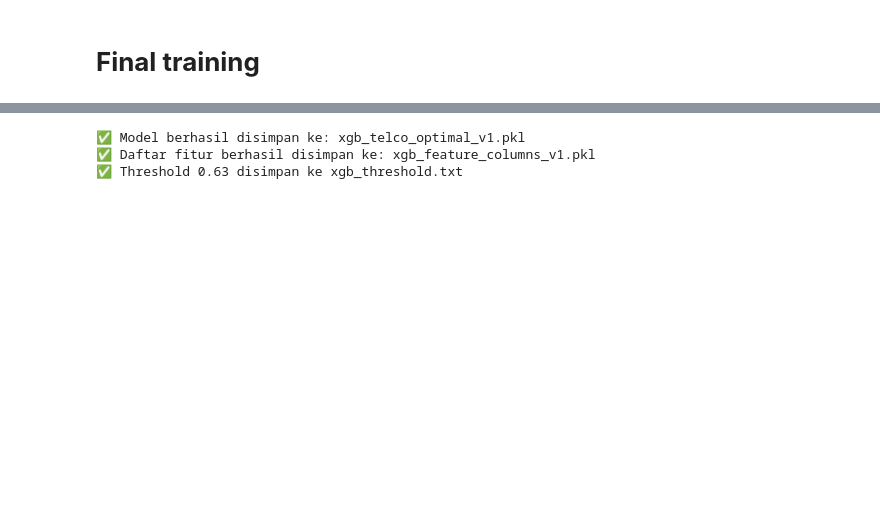
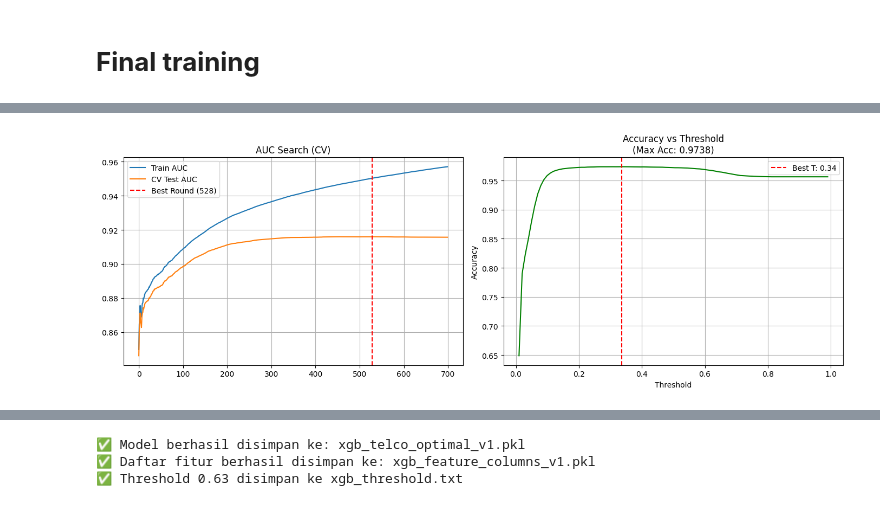
Before and after one commit to A25-CS012-Capstone-Project/TelQ, a Jupyter notebook: backend/ml/notebooks/XGBoost_v3_25Nov2025.ipynb, the cells around one changed output, grey strips where cells are left out. Cells and saved outputs as stored; diff of their text form; code cells hidden in the pictures; blank space fills up the shorter version.

Commit message:
testing benerin yang terbaru biar gak fall back ke Data Pure terus

```diff
--- a/backend/ml/notebooks/XGBoost_v3_25Nov2025.ipynb
+++ b/backend/ml/notebooks/XGBoost_v3_25Nov2025.ipynb
@@ -1003,7 +981,10 @@ params = {
     'max_depth': 6,
     'subsample': 0.8,
     'colsample_bytree': 0.8,
-    'scale_pos_weight': 22,
+    'scale_pos_weight': 1,
+    'gamma': 1,
+    'reg_lambda': 2,
+    'reg_alpha': 1,
     'eval_metric': 'logloss',
     'random_state': 42,
     'n_jobs': -1
@@ -1014,7 +995,7 @@ print("--- Menjalankan 5-Fold Cross-Validation (Ini mungkin memakan waktu 1-2 me
 cv_results = xgb.cv(
     params,
     dtrain,
-    num_boost_round=500,  # set fix 500 pohon
+    num_boost_round=700,  # set fix 500 pohon
     nfold=5,              # 5-Fold CV (Standar Riset)
     stratified=True,
     metrics={'logloss', 'auc', 'error'},
@@ -1031,14 +1012,17 @@ print(f"   (Rata-rata Log Loss CV di titik ini: {best_score:.4f})")
 
 
 # Training final model (dengan jumlah pohon optimal)
-print(f"\n--- Training Model Final dengan {best_round} Pohon... ---")
+print(f"--- Training Model Final dengan {best_round} Pohon... ---")
 xgb_final = XGBClassifier(
-    n_estimators=best_round,  # Gunakan hasil best_round tadi
+    n_estimators=best_round,     # FIX: Used best_round instead of 700
     learning_rate=0.02,
     max_depth=6,
     subsample=0.8,
     colsample_bytree=0.8,
-    scale_pos_weight=22,
+    scale_pos_weight=1,          # FIX: Used 1 instead of 22 for Accuracy
+    gamma=1,
+    reg_lambda=2,
+    reg_alpha=1,
     random_state=42,
     n_jobs=-1
 )
@@ -1139,0 +1063,56 @@ weighted avg     0.9649    0.9516    0.9567     46000
+# %%
+# 1. FIND THE BEST AUC ROUND (From CV results)
+best_auc_round = cv_results['test-auc-mean'].idxmax()
+best_auc_value = cv_results['test-auc-mean'].max()
+
+# 2. VISUALIZATION
+epochs = len(cv_results)
+x_axis = range(0, epochs)
+
+plt.figure(figsize=(14, 5))
+
+# Plot: AUC Search
+plt.subplot(1, 2, 1)
+plt.plot(x_axis, cv_results['train-auc-mean'], label='Train AUC')
+plt.plot(x_axis, cv_results['test-auc-mean'], label='CV Test AUC')
+plt.axvline(x=best_auc_round, color='red', linestyle='--', label=f'Best Round ({best_auc_round})')
+plt.title('AUC Search (CV)')
+plt.legend()
+
+# 3. THRESHOLD OPTIMIZATION (THE NEW PART)
+y_val_proba = xgb_final.predict_proba(X_val)[:, 1]
+
+# Testing 100 different thresholds to find the one that gives max accuracy
+thresholds = np.linspace(0.01, 0.99, 100)
+accuracies = [accuracy_score(y_val, y_val_proba >= t) for t in thresholds]
+best_threshold = thresholds[np.argmax(accuracies)]
+max_accuracy = max(accuracies)
+
+# Plot: Threshold vs Accuracy
+plt.subplot(1, 2, 2)
+plt.plot(thresholds, accuracies, color='green')
+plt.axvline(x=best_threshold, color='red', linestyle='--', label=f'Best T: {best_threshold:.2f}')
+plt.title(f'Accuracy vs Threshold\n(Max Acc: {max_accuracy:.4f})')
+plt.xlabel('Threshold')
+plt.ylabel('Accuracy')
+plt.legend()
+
+plt.tight_layout()
+plt.show()
+
+# 4. FINAL PREDICTION & REPORTING
+# We use the 'best_threshold' found above automatically
+y_val_pred_final = (y_val_proba >= best_threshold).astype(int)
+
+acc_final = accuracy_score(y_val, y_val_pred_final)
+auc_final = roc_auc_score(y_val, y_val_proba)
+
+print(f"\n=== FINAL PERFORMANCE REPORT ===")
+print(f"Model Trees      : {xgb_final.n_estimators}")
+print(f"Optimal Threshold: {best_threshold:.4f} <--- FOUND AUTOMATICALLY")
+print(f"Final Accuracy   : {acc_final:.4f} (Goal: 0.9700)")
+print(f"Final ROC AUC    : {auc_final:.4f}")
+print("-" * 35)
+print(classification_report(y_val, y_val_pred_final, digits=4))
+# %% [output]
+[figure, added]
```
Also changed, not shown: parts of 13 cells of this notebook, 7 other files.
